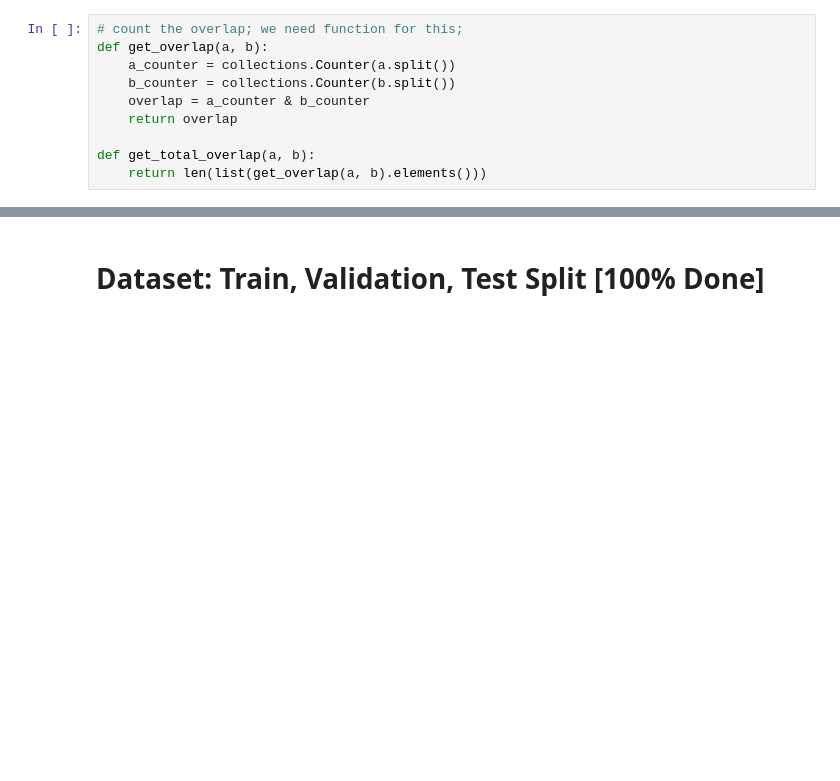
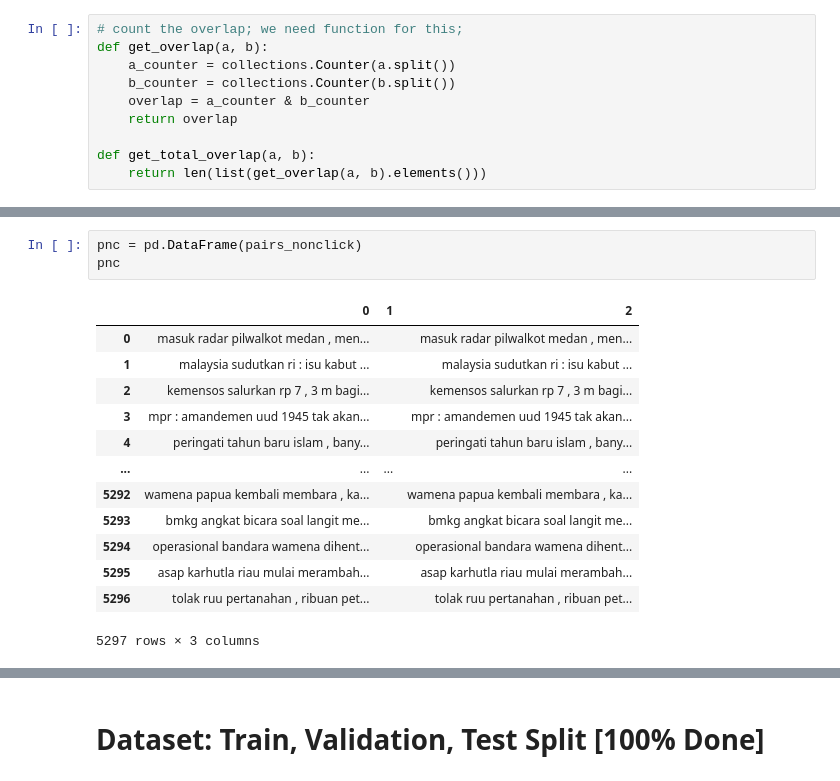
Before and after one commit to nurrizkyimani/nlp-clickbait-transfers, a Jupyter notebook: FINAL_project_transfer.ipynb, the cells around one changed output, grey strips where cells are left out. Drawn from its saved outputs; the diff is of its cells as text; blank space fills up the shorter version.

```diff
--- a/FINAL_project_transfer.ipynb
+++ b/FINAL_project_transfer.ipynb
@@ -679,3 +731,20 @@ output 13896
+# %%
+pnc = pd.DataFrame(pairs_nonclick)
+pnc
+# %% [output]
+|  | 0 | 1 | 2 |
+| 0 | masuk radar pilwalkot medan , men... |  | masuk radar pilwalkot medan , men... |
+| 1 | malaysia sudutkan ri : isu kabut ... |  | malaysia sudutkan ri : isu kabut ... |
+| 2 | kemensos salurkan rp 7 , 3 m bagi... |  | kemensos salurkan rp 7 , 3 m bagi... |
+| 3 | mpr : amandemen uud 1945 tak akan... |  | mpr : amandemen uud 1945 tak akan... |
+| 4 | peringati tahun baru islam , bany... |  | peringati tahun baru islam , bany... |
+| ... | ... | ... | ... |
+| 5292 | wamena papua kembali membara , ka... |  | wamena papua kembali membara , ka... |
+| 5293 | bmkg angkat bicara soal langit me... |  | bmkg angkat bicara soal langit me... |
+| 5294 | operasional bandara wamena dihent... |  | operasional bandara wamena dihent... |
+| 5295 | asap karhutla riau mulai merambah... |  | asap karhutla riau mulai merambah... |
+| 5296 | tolak ruu pertanahan , ribuan pet... |  | tolak ruu pertanahan , ribuan pet... |
+5297 rows × 3 columns
 # %%
 for pair in pairs:
     input_lang.addSentence(pair[0])
```
Also changed, not shown: parts of 26 cells of this notebook.
